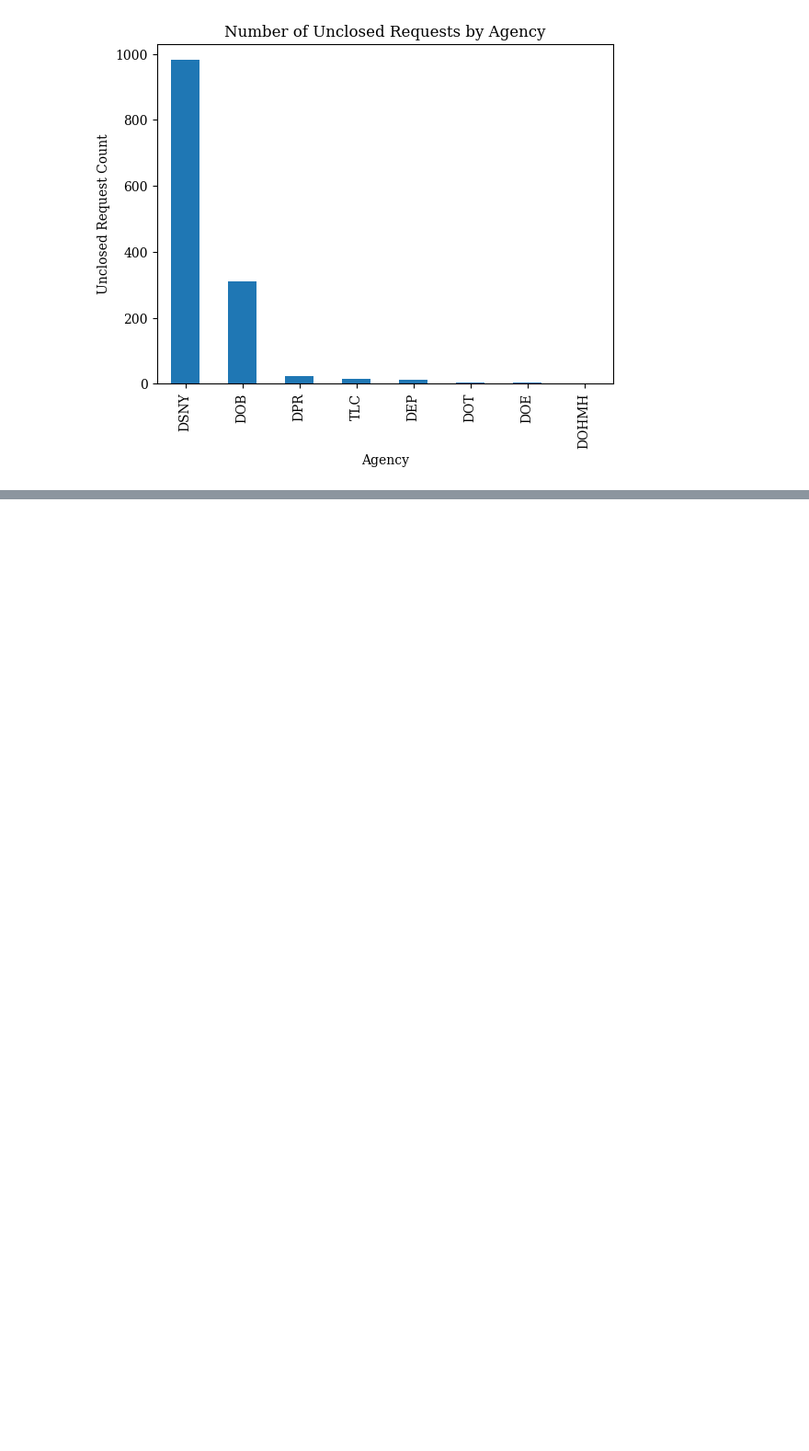
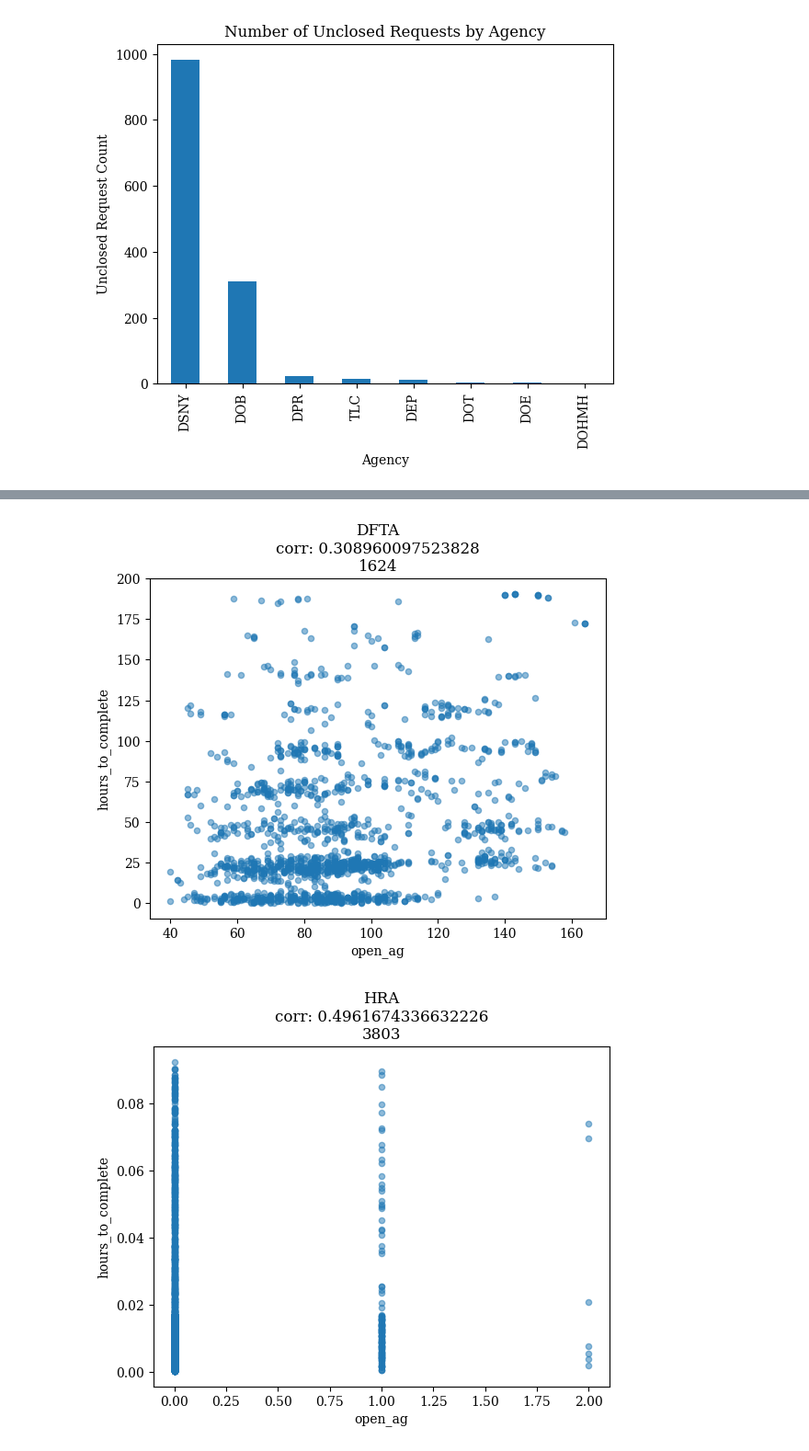
Before and after one commit to jamorr/Capstone, a Jupyter notebook: src/preprocessing.ipynb, the cells around one changed output, grey strips where cells are left out. Shown at 92% size. Cells and saved outputs as stored; diff of their text form; code cells hidden in the pictures; blank space fills up the shorter version.

```diff
--- a/src/preprocessing.ipynb
+++ b/src/preprocessing.ipynb
@@ -213,0 +305,12 @@ dtype: object
+# %%
+# average completion time
+completion_time_by_type = df.groupby("complaint_type")["hours_to_complete"].mean()
+# number of complaint types
+num_of_type = df.groupby("complaint_type")["complaint_type"].value_counts()
+# %%
+bin_lbls = ["Low","Mid","High"]
+# binning freqency of complaint
+q1, bins = pd.qcut(num_of_type, 3, labels=bin_lbls, retbins=True,duplicates="raise")
+candidates = q1[q1=="High"].index
+# binning completion time
+# q2, bins = pd.qcut(completion_time_by_type[completion_time_by_type.index.isin(candidates)], 3, labels=bin_lbls, retbins=True,duplicates="raise")
@@ -213,0 +374,6 @@ dtype: object
+# %%
+# remove outlier records
+upper = high_freq_df.groupby("complaint_type")["hours_to_complete"].quantile(0.99)
+high_freq_df = pd.merge(high_freq_df, upper.rename('upper_bound'), left_on="complaint_type", right_index=True)
+high_freq_df = high_freq_df[high_freq_df["hours_to_complete"] < high_freq_df["upper_bound"]]
+high_freq_df.drop("upper_bound", axis=1, inplace=True)
@@ -213,0 +382,25 @@ dtype: object
+# %%
+# graph hexbins for high corr, high frequency complaint types
+for n, (corr, x, c) in high_corr.items():
+    try:
+        grp = high_freq_df.groupby(c).get_group(n)
+    except KeyError:
+        continue
+    # if len(grp) < 2000:
+    #     continue
+    if isinstance(n, tuple):
+        name = ' :: '.join(n)
+    else:
+        name = n
+    grp.plot.scatter(
+        y="hours_to_complete",
+        x=x,
+        # gridsize=[500,500],
+        alpha=0.5,
+        # ylim=[0,500],
+        # gridsize=50
+        # cmap="viridis",
+        title=f"{name}\ncorr: {corr}\n{len(grp)}")
+# %% [output]
+[figure, added]
+[figure, added]
```
Also changed, not shown: parts of 23 cells of this notebook.
